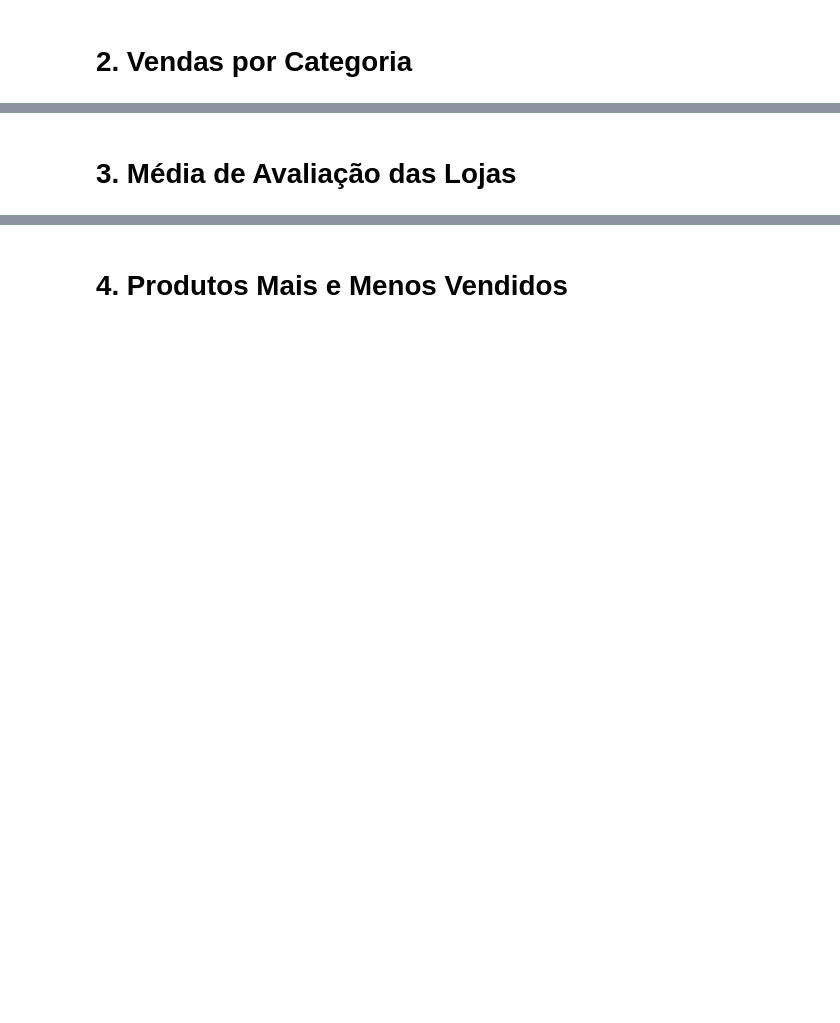
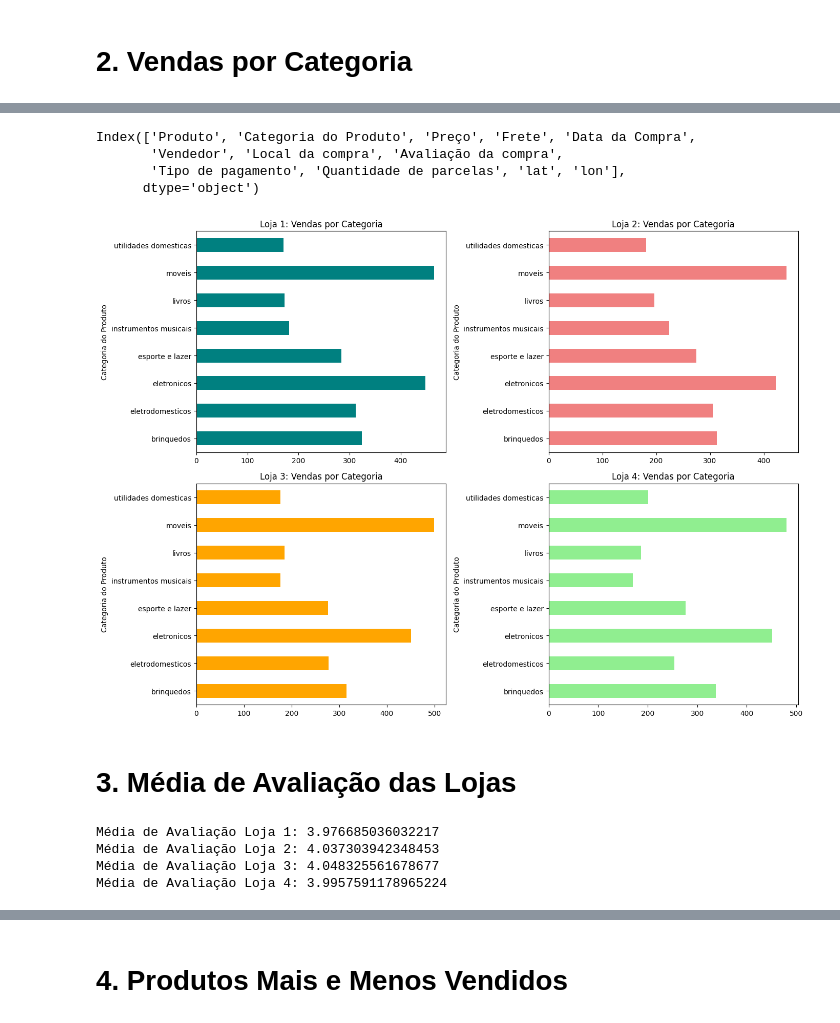
Before and after one commit to ogabrielpaes/challenge-data-science, a Jupyter notebook: AluraStoreBr.ipynb, the cells around one changed output, grey strips where cells are left out. Drawn from its saved outputs; the diff is of its cells as text; code cells hidden in the pictures; blank space fills up the shorter version.

```diff
--- a/AluraStoreBr.ipynb
+++ b/AluraStoreBr.ipynb
@@ -48,2 +94,47 @@ Faturamento Loja 4: 1384497.58
+# %%
+print(loja.columns)
+# %% [output]
+Index(['Produto', 'Categoria do Produto', 'Preço', 'Frete', 'Data da Compra',
+       'Vendedor', 'Local da compra', 'Avaliação da compra',
+       'Tipo de pagamento', 'Quantidade de parcelas', 'lat', 'lon'],
+      dtype='object')
+# %%
+# Agrupando por categoria e contando a quantidade de produtos vendidos para cada loja
+categoria_loja1 = loja.groupby('Categoria do Produto')['Produto'].count()
+categoria_loja2 = loja2.groupby('Categoria do Produto')['Produto'].count()
+categoria_loja3 = loja3.groupby('Categoria do Produto')['Produto'].count()
+categoria_loja4 = loja4.groupby('Categoria do Produto')['Produto'].count()
+
+# Criando o gráfico de barras horizontais para todas as lojas
+fig, ax = plt.subplots(2, 2, figsize=(14,10))
+
+# Gráficos por loja
+categoria_loja1.plot(kind='barh', ax=ax[0, 0], color='teal', title='Loja 1: Vendas por Categoria')
+categoria_loja2.plot(kind='barh', ax=ax[0, 1], color='lightcoral', title='Loja 2: Vendas por Categoria')
+categoria_loja3.plot(kind='barh', ax=ax[1, 0], color='orange', title='Loja 3: Vendas por Categoria')
+categoria_loja4.plot(kind='barh', ax=ax[1, 1], color='lightgreen', title='Loja 4: Vendas por Categoria')
+
+# Ajuste de layout
+plt.tight_layout()
+plt.show()
+# %% [output]
+[figure, added]
 # %% [markdown]
 # 3. Média de Avaliação das Lojas
+# %%
+# Calcular a média das avaliações para cada loja
+media_avaliacao_loja1 = loja['Avaliação da compra'].mean()
+media_avaliacao_loja2 = loja2['Avaliação da compra'].mean()
+media_avaliacao_loja3 = loja3['Avaliação da compra'].mean()
+media_avaliacao_loja4 = loja4['Avaliação da compra'].mean()
+
+# Exibir as médias das avaliações
+print("Média de Avaliação Loja 1:", media_avaliacao_loja1)
+print("Média de Avaliação Loja 2:", media_avaliacao_loja2)
+print("Média de Avaliação Loja 3:", media_avaliacao_loja3)
+print("Média de Avaliação Loja 4:", media_avaliacao_loja4)
+# %% [output]
+Média de Avaliação Loja 1: 3.976685036032217
+Média de Avaliação Loja 2: 4.037303942348453
+Média de Avaliação Loja 3: 4.048325561678677
+Média de Avaliação Loja 4: 3.9957591178965224
```
Also changed, not shown: parts of 8 cells of this notebook.
